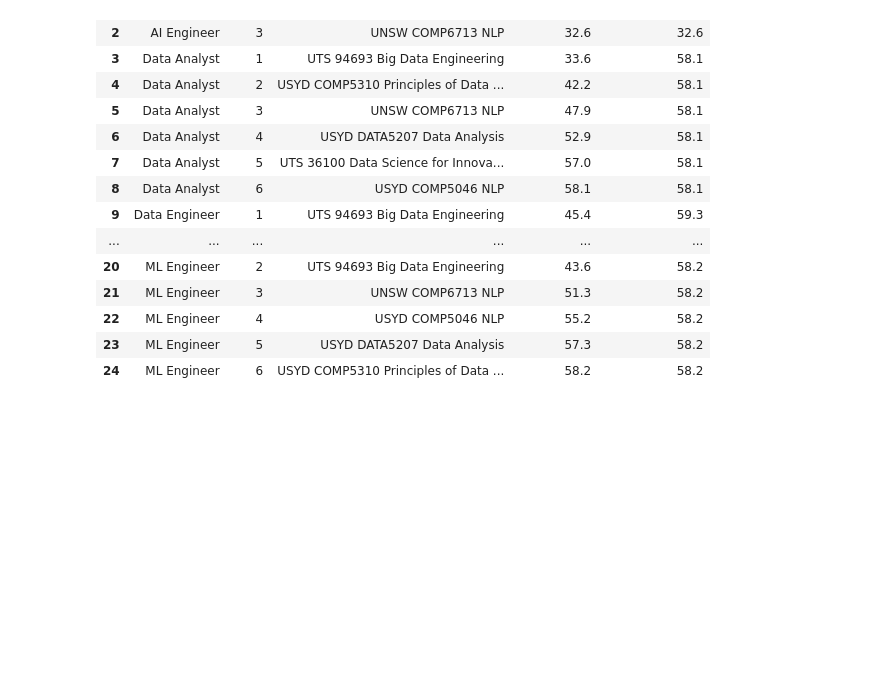
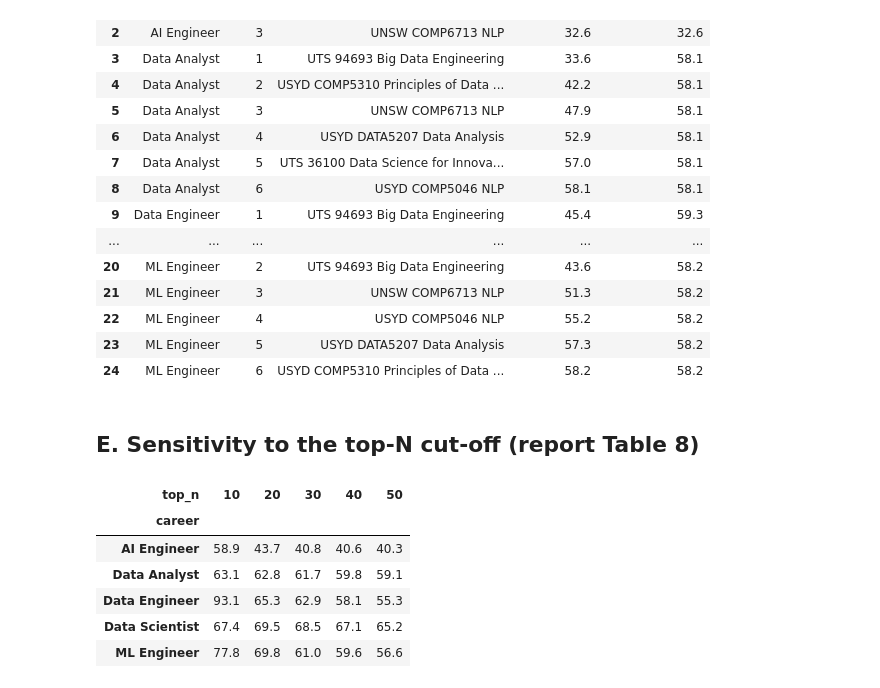
Before and after one commit to jijjira/anlp-at2b-study-to-career, a Jupyter notebook: step5_matching/11_supplementary_analyses.ipynb, the cells around one changed output. Cells and saved outputs as stored; diff of their text form; code cells hidden in the pictures; blank space fills up the shorter version.

Commit message:
Add top-N sensitivity and audit precision to supplementary analyses

```diff
--- a/step5_matching/11_supplementary_analyses.ipynb
+++ b/step5_matching/11_supplementary_analyses.ipynb
@@ -117,3 +119,16 @@ Name: units needed, dtype: int64
 | 22 | ML Engineer | 4 | USYD COMP5046 NLP | 55.2 | 58.2 |
 | 23 | ML Engineer | 5 | USYD DATA5207 Data Analysis | 57.3 | 58.2 |
 | 24 | ML Engineer | 6 | USYD COMP5310 Principles of Data ... | 58.2 | 58.2 |
+# %% [markdown]
+## E. Sensitivity to the top-N cut-off (report Table 8)
+# %%
+sens = sa.sensitivity_top_n(jobs, job_hits, unit_hits)
+sens.round(1)
+# %% [output]
+| top_n | 10 | 20 | 30 | 40 | 50 |
+| career |  |  |  |  |  |
+| AI Engineer | 58.9 | 43.7 | 40.8 | 40.6 | 40.3 |
+| Data Analyst | 63.1 | 62.8 | 61.7 | 59.8 | 59.1 |
+| Data Engineer | 93.1 | 65.3 | 62.9 | 58.1 | 55.3 |
+| Data Scientist | 67.4 | 69.5 | 68.5 | 67.1 | 65.2 |
+| ML Engineer | 77.8 | 69.8 | 61.0 | 59.6 | 56.6 |
```
Also changed, not shown: parts of 3 cells of this notebook, 5 other files.
